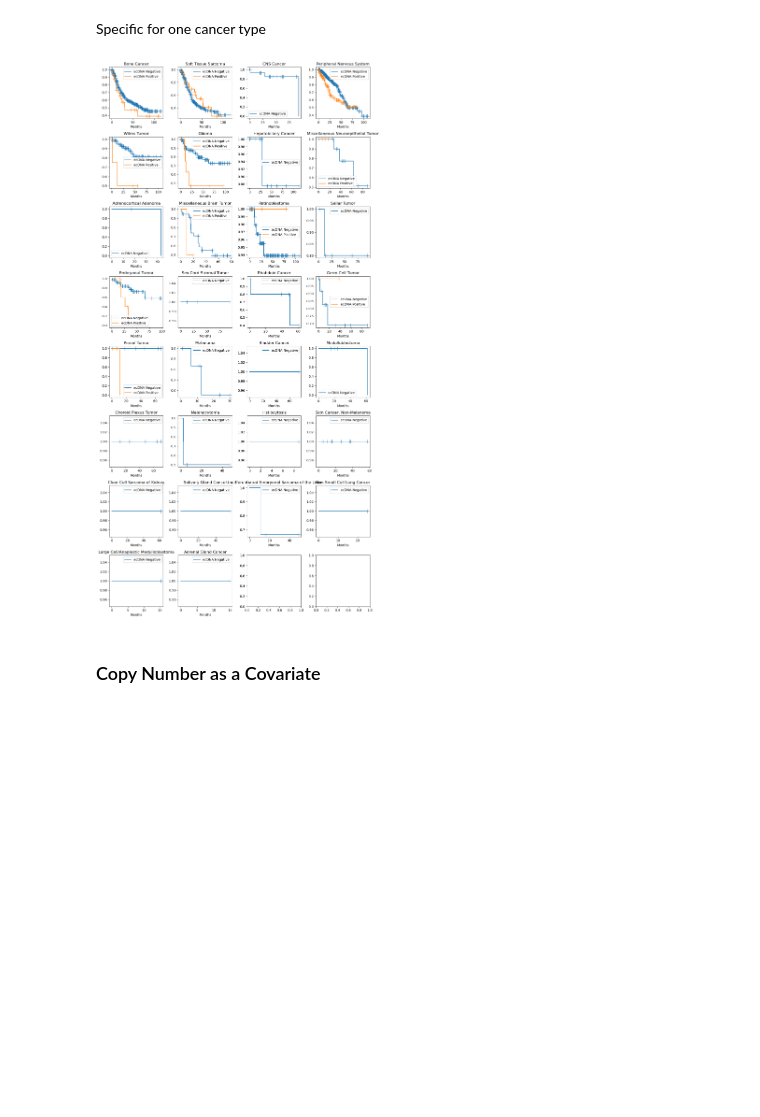
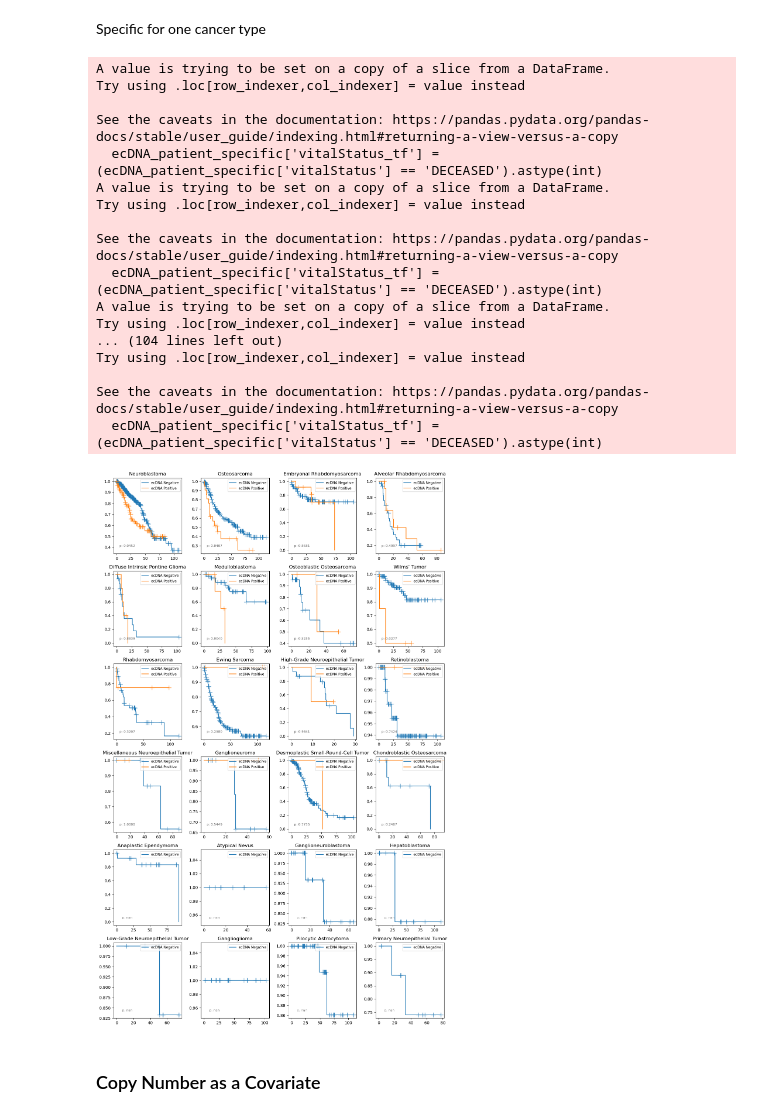
Before and after one commit to mskcc/Penguin, a Jupyter notebook: scripts/notebooks/echo_visualize.ipynb, the cells around one changed output. Drawn from its saved outputs; the diff is of its cells as text; code cells hidden in the pictures; blank space fills up the shorter version.

```diff
--- a/scripts/notebooks/echo_visualize.ipynb
+++ b/scripts/notebooks/echo_visualize.ipynb
@@ -128,6 +128,7 @@ See the caveats in the documentation: https://pandas.pydata.org/pandas-docs/stab
   ecDNA_patient_binary_filtered['Status'] = ecDNA_patient_binary_filtered['ecDNAStatus'] + " & " + ecDNA_patient_binary_filtered['vitalStatus']
 # %%
 crosstab_cancerType = pd.crosstab(ecDNA_patient_binary_filtered[analysis_type], ecDNA_patient_binary_filtered['Status'])
+crosstab_cancerType = crosstab_cancerType.loc[crosstab_cancerType.sum(axis = 1) >= 10]
 crosstab_cancerType['tempSum'] = crosstab_cancerType[['ecDNA & LIVING', 'ecDNA & DECEASED']].sum(axis=1)
 crosstab_cancerType = crosstab_cancerType.sort_values(by = 'tempSum', ascending = False)
 crosstab_cancerType.drop(columns=['tempSum'], inplace = True)
@@ -156,19 +157,32 @@ plt.show()
 ### Survival (OS Months)
 # %%
 from lifelines import KaplanMeierFitter
+from lifelines.statistics import logrank_test
 
 ecDNA_patient_nona = ecDNA_patient.dropna(subset = ['ecDNAStatus', 'vitalStatus', 'osMonths'])
+ecDNA_patient_nona['vitalStatus_tf'] = (ecDNA_patient_nona['vitalStatus'] == 'DECEASED').astype(int)
 
 kmf = KaplanMeierFitter()
 for status in ecDNA_patient_nona['ecDNAStatus'].unique():
     subset = ecDNA_patient_nona[ecDNA_patient_nona['ecDNAStatus'] == status]
     kmf.fit(subset['osMonths'], event_observed=(subset['vitalStatus'] == 'DECEASED'))
+    subset['vitalStatus_tf'] = (subset['vitalStatus'] == 'DECEASED').astype(int)
+
+    # labels
     if status == True :
         status = "ecDNA Positive"
     else :
         status = "ecDNA Negative"
     kmf.plot(show_censors=False, ci_show=False, label=f'{status}')
 
+# get p-value
+results = logrank_test(ecDNA_patient_nona[ecDNA_patient_nona['ecDNAStatus'] == True]['osMonths'],
+                           ecDNA_patient_nona[ecDNA_patient_nona['ecDNAStatus'] == False]['osMonths'],
+                           event_observed_A=ecDNA_patient_nona[ecDNA_patient_nona['ecDNAStatus'] == True]['vitalStatus_tf'],
+                           event_observed_B=ecDNA_patient_nona[ecDNA_patient_nona['ecDNAStatus'] == False]['vitalStatus_tf'])
+plt.text(0.8, 0.8, f'p-value: {results.p_value:.4f}', horizontalalignment='center',
+             verticalalignment='center', transform=plt.gca().transAxes, fontsize=10)
+
 # # Add labels and legend
 plt.title('Overall Kaplan-Meier Survival Curves for ecDNA Positive/Negative')
 
@@ -181,31 +210,67 @@ Specific for one cancer type
 # %%
 
 from lifelines import KaplanMeierFitter
 
-ecDNA_patient_nona = ecDNA_patient.dropna(subset = ['ecDNAStatus', 'vitalStatus', 'osMonths', 'cancerType'])
-cancer_types = ecDNA_patient_nona['cancerType'].unique()
+ecDNA_patient_nona = ecDNA_patient.dropna(subset = ['ecDNAStatus', 'vitalStatus', 'osMonths', analysis_type])
+cancer_types = crosstab_cancerType.index.tolist()
 
 fig, axs = plt.subplots((len(cancer_types)+3)//4, 4, figsize = (12, 0.8 * len(cancer_types)))
 axs = axs.flatten()
 for i in range(len(cancer_types)) :
-    ecDNA_patient_specific = ecDNA_patient_nona[ecDNA_patient_nona['cancerType'] == cancer_types[i]]
+    ecDNA_patient_specific = ecDNA_patient_nona[ecDNA_patient_nona[analysis_type] == cancer_types[i]]
+    ecDNA_patient_specific['vitalStatus_tf'] = (ecDNA_patient_specific['vitalStatus'] == 'DECEASED').astype(int)
 
     for status in sorted(ecDNA_patient_specific['ecDNAStatus'].unique()):
 
         kmf = KaplanMeierFitter()
         subset = ecDNA_patient_specific[ecDNA_patient_specific['ecDNAStatus'] == status]
         kmf.fit(subset['osMonths'], event_observed=(subset['vitalStatus'] == 'DECEASED'))
+        # labels
         if status == True :
             status = "ecDNA Positive"
         else :
             status = "ecDNA Negative"
         kmf.plot(show_censors=True, ci_show=False, label=f'{status}', ax = axs[i])
+        axs[i].legend(loc='upper right', fontsize='small')
+
         axs[i].set_title(cancer_types[i])
-        axs[i].set_xlabel("Months")
+        axs[i].set_xlabel("")
+
+        # Get p value
+        try :
+            results = logrank_test(ecDNA_patient_specific[ecDNA_patient_specific['ecDNAStatus'] == True]['osMonths'],
+                                    ecDNA_patient_specific[ecDNA_patient_specific['ecDNAStatus'] == False]['osMonths'],
+                                    event_observed_A=ecDNA_patient_specific[ecDNA_patient_specific['ecDNAStatus'] == True]['vitalStatus_tf'],
+                                    event_observed_B=ecDNA_patient_specific[ecDNA_patient_specific['ecDNAStatus'] == False]['vitalStatus_tf'])
+            if not results.p_value == np.nan :
+                axs[i].text(0.2,0.1, f'p: {results.p_value:.4f}', horizontalalignment='center',
+                    verticalalignment='center',
+                    transform=axs[i].transAxes,
+                    fontsize=8,
+                    color='grey')
+        except :
+            _ = 5
 plt.tight_layout()
 plt.show()
 # %% [output]
+A value is trying to be set on a copy of a slice from a DataFrame.
+Try using .loc[row_indexer,col_indexer] = value instead
+
+See the caveats in the documentation: https://pandas.pydata.org/pandas-docs/stable/user_guide/indexing.html#returning-a-view-versus-a-copy
+  ecDNA_patient_specific['vitalStatus_tf'] = (ecDNA_patient_specific['vitalStatus'] == 'DECEASED').astype(int)
+A value is trying to be set on a copy of a slice from a DataFrame.
+Try using .loc[row_indexer,col_indexer] = value instead
+
+See the caveats in the documentation: https://pandas.pydata.org/pandas-docs/stable/user_guide/indexing.html#returning-a-view-versus-a-copy
+  ecDNA_patient_specific['vitalStatus_tf'] = (ecDNA_patient_specific['vitalStatus'] == 'DECEASED').astype(int)
+A value is trying to be set on a copy of a slice from a DataFrame.
+Try using .loc[row_indexer,col_indexer] = value instead
+... (104 lines left out)
+Try using .loc[row_indexer,col_indexer] = value instead
+
+See the caveats in the documentation: https://pandas.pydata.org/pandas-docs/stable/user_guide/indexing.html#returning-a-view-versus-a-copy
+  ecDNA_patient_specific['vitalStatus_tf'] = (ecDNA_patient_specific['vitalStatus'] == 'DECEASED').astype(int)
-[figure, old version]
+[figure, new version]
 # %% [markdown]
 ### Copy Number as a Covariate
 # %% [markdown]
```
Also changed, not shown: parts of 12 cells of this notebook, 2 other files.
